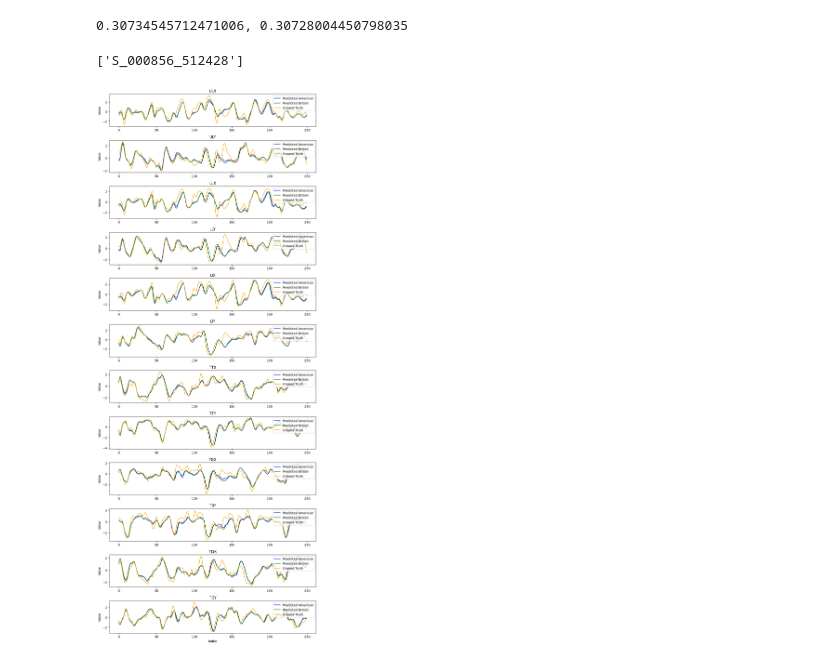
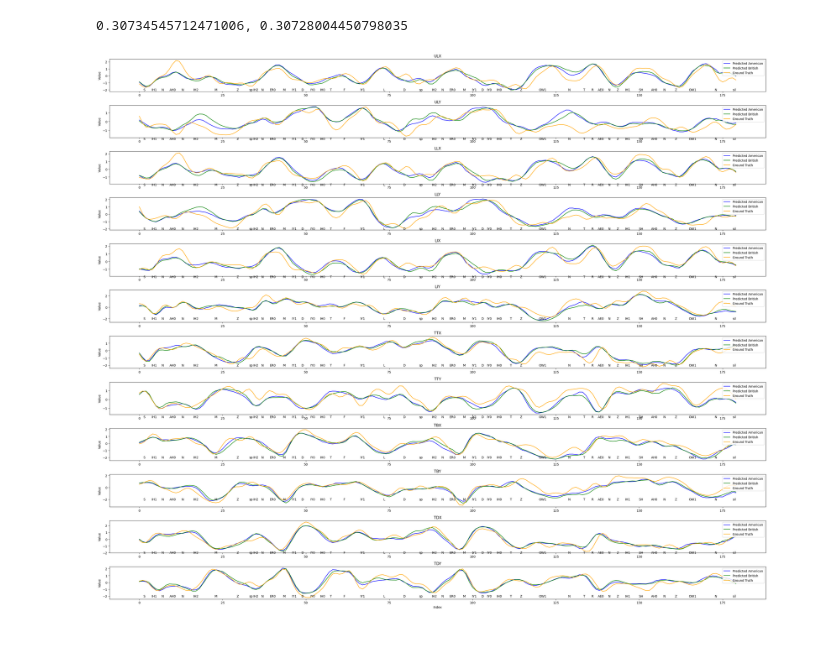
Before and after one commit to nzxyin/accent-resynthesis, a Jupyter notebook: testing.ipynb, the cells around one changed output. Saved outputs shown, nothing was run; the diff lists cells and outputs as text; code cells hidden in the pictures.

```diff
--- a/testing.ipynb
+++ b/testing.ipynb
@@ -53,7 +54,7 @@ british_train_config['path']['result_path'] = british_train_config['path']['resu
 configs = (british_preprocess_config, british_model_config, british_train_config)
 
 # Get model
-british_model = AccentResynthesisTTS(**british_model_config).to(device)
+british_model = FastAccentTTS(**british_model_config).to(device)
 ckpt_path = os.path.join(
     american_train_config["path"]["ckpt_path"],
     f"200000.pth.tar",
@@ -131,32 +132,35 @@ print(f"{american_loss_mean}, {british_loss_mean}")
 # %% [output]
 0.30734545712471006, 0.30728004450798035
 # %%
-american_data_sample = american_dataset.collate_fn([american_dataset[100]])[0]
+american_data_sample = american_dataset.collate_fn([american_dataset[1000]])[0]
 american_data_sample = to_device(american_data_sample, device)
-british_data_sample = british_dataset.collate_fn([british_dataset[100]])[0]
+british_data_sample = british_dataset.collate_fn([british_dataset[1000]])[0]
 british_data_sample = to_device(british_data_sample, device)
-# %%
-american_data_sample[0]
-# %% [output]
-['S_000856_512428']
 # %%
 american_output_american = american_model(*(american_data_sample[1:7]))
 american_output_british = british_model(*(american_data_sample[1:7]))
 british_output_american = american_model(*(british_data_sample[1:7]))
 british_output_british = british_model(*(british_data_sample[1:7]))
 # %%
-def plot_sparc(prediction_american, prediction_british, ground_truth):
+def plot_sparc(prediction_american, prediction_british, ground_truth, phones, durs):
     # Create a figure with 15 subplots stacked vertically
-    fig, axes = plt.subplots(12, 1, figsize=(10, 25))
+    fig, axes = plt.subplots(12, 1, figsize=(30, 25))
 
     names = ["ULX", "ULY", "LLX", "LLY", "LIX", "LIY", "TTX", "TTY", "TBX", "TBY", "TDX", "TDY"]
 
     for i in range(12):
+        total_dur = 0
         axes[i].plot(prediction_american[:, i], color='blue', label=f'Predicted American')
         axes[i].plot(prediction_british[:, i], color='green', label=f'Predicted British')
         axes[i].plot(ground_truth[:, i], color='orange', label=f'Ground Truth')
         axes[i].set_title(f'{names[i]}')
         axes[i].legend(loc='upper right')
+        for j in range(len(phones)):
+            phone = phones[j]
+            dur = durs[j]
+            axes[i].text((2*total_dur+dur)/2,-2, phone, horizontalalignment='center',
+                verticalalignment='center',)
+            total_dur += dur
 
     # Set a general label for the y-axis
     for ax in axes:
@@ -178,10 +182,14 @@ def plot_sparc(prediction_american, prediction_british, ground_truth):
 american_prediction = american_output_american[0][0][:, :12].detach().cpu().numpy()
 british_prediction = american_output_british[0][0][:, :12].detach().cpu().numpy()
 ground_truth = american_data_sample[7][0][:, :12].detach().cpu().numpy()
+# %%
+with open(f"/data/nzxyin/GLOBE/preprocess_default/text/{american_data_sample[0][0]}.txt", "r") as f:
+    phones = f.readline().split(" ")
+durs = np.load(f"/data/nzxyin/GLOBE/preprocess_default/durations/{american_data_sample[0][0]}.npy")
 # %%
-corr = plot_sparc(american_prediction, british_prediction, ground_truth)
+corr = plot_sparc(american_prediction, british_prediction, ground_truth, phones, durs)
 # %% [output]
-[figure, old version]
+[figure, new version]
 # %%
 corr
 # %% [output]
```
Also changed, not shown: parts of 10 cells of this notebook, 20 other files.
